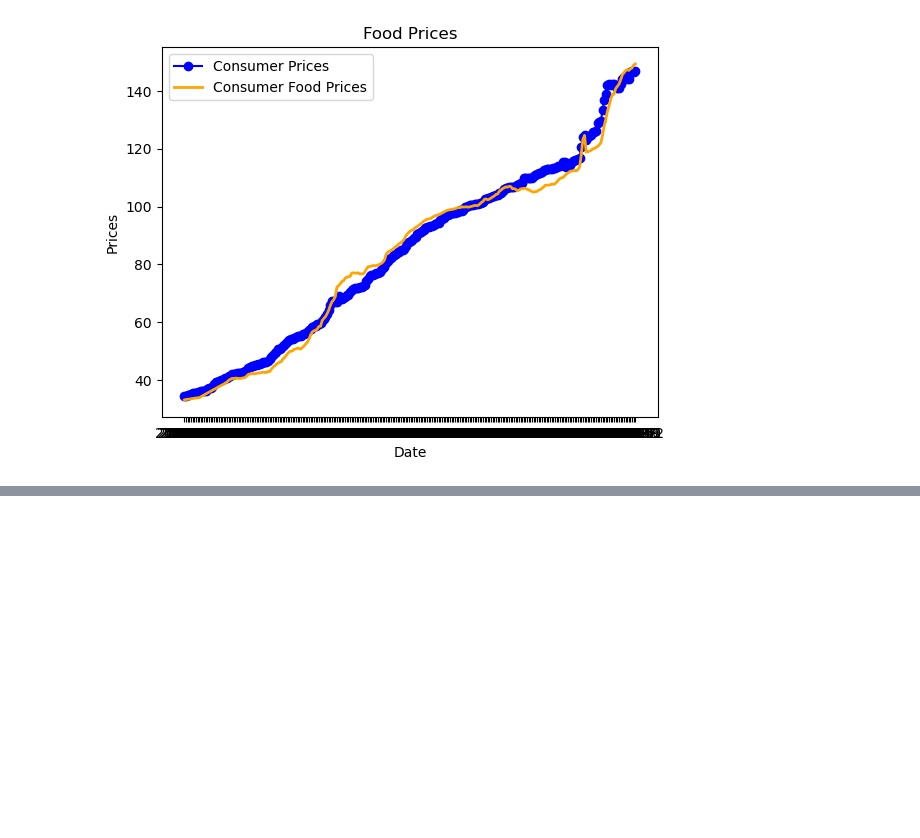
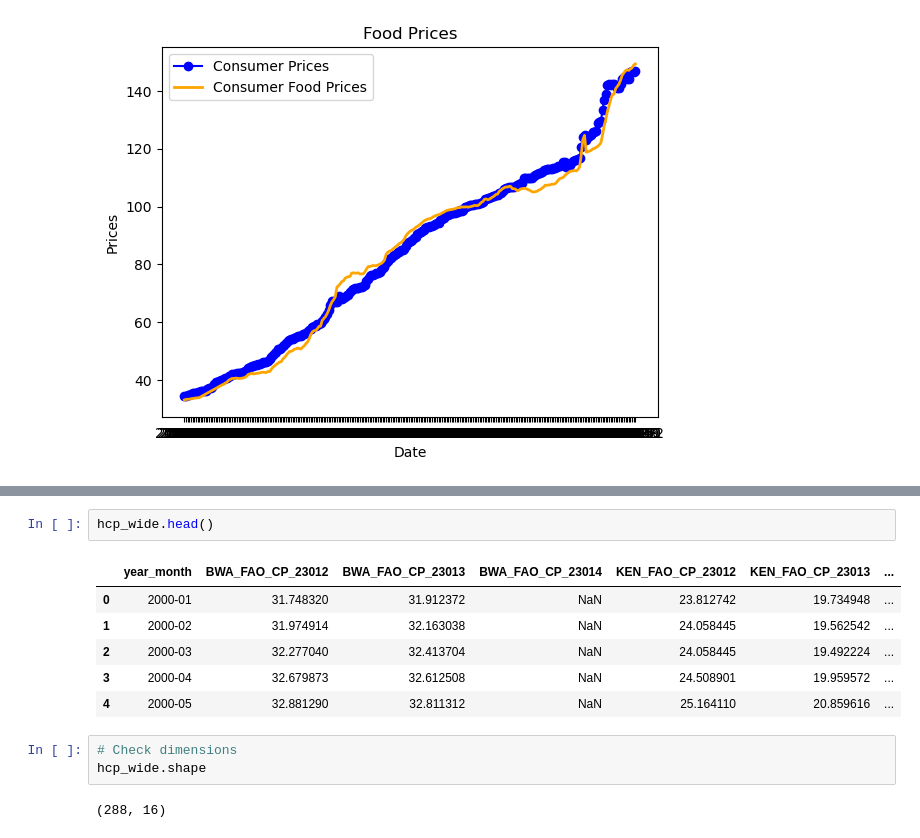
Before and after one commit to GorataB/Hackathon_PolyglotPioneers, a Jupyter notebook: Data Cleaning.ipynb, the cells around one changed output, grey strips where cells are left out. Saved outputs shown, nothing was run; the diff lists cells and outputs as text; blank space fills up the shorter version.

```diff
--- a/Data Cleaning.ipynb
+++ b/Data Cleaning.ipynb
@@ -456,0 +494,14 @@ plt.show()
+# %%
+hcp_wide.head()
+# %% [output]
+|  | year_month | BWA_FAO_CP_23012 | BWA_FAO_CP_23013 | BWA_FAO_CP_23014 | KEN_FAO_CP_23012 | KEN_FAO_CP_23013 | ... |
+| 0 | 2000-01 | 31.748320 | 31.912372 | NaN | 23.812742 | 19.734948 | ... |
+| 1 | 2000-02 | 31.974914 | 32.163038 | NaN | 24.058445 | 19.562542 | ... |
+| 2 | 2000-03 | 32.277040 | 32.413704 | NaN | 24.058445 | 19.492224 | ... |
+| 3 | 2000-04 | 32.679873 | 32.612508 | NaN | 24.508901 | 19.959572 | ... |
+| 4 | 2000-05 | 32.881290 | 32.811312 | NaN | 25.164110 | 20.859616 | ... |
+# %%
+# Check dimensions
+hcp_wide.shape
+# %% [output]
+(288, 16)
```
Also changed, not shown: parts of 10 cells of this notebook.
